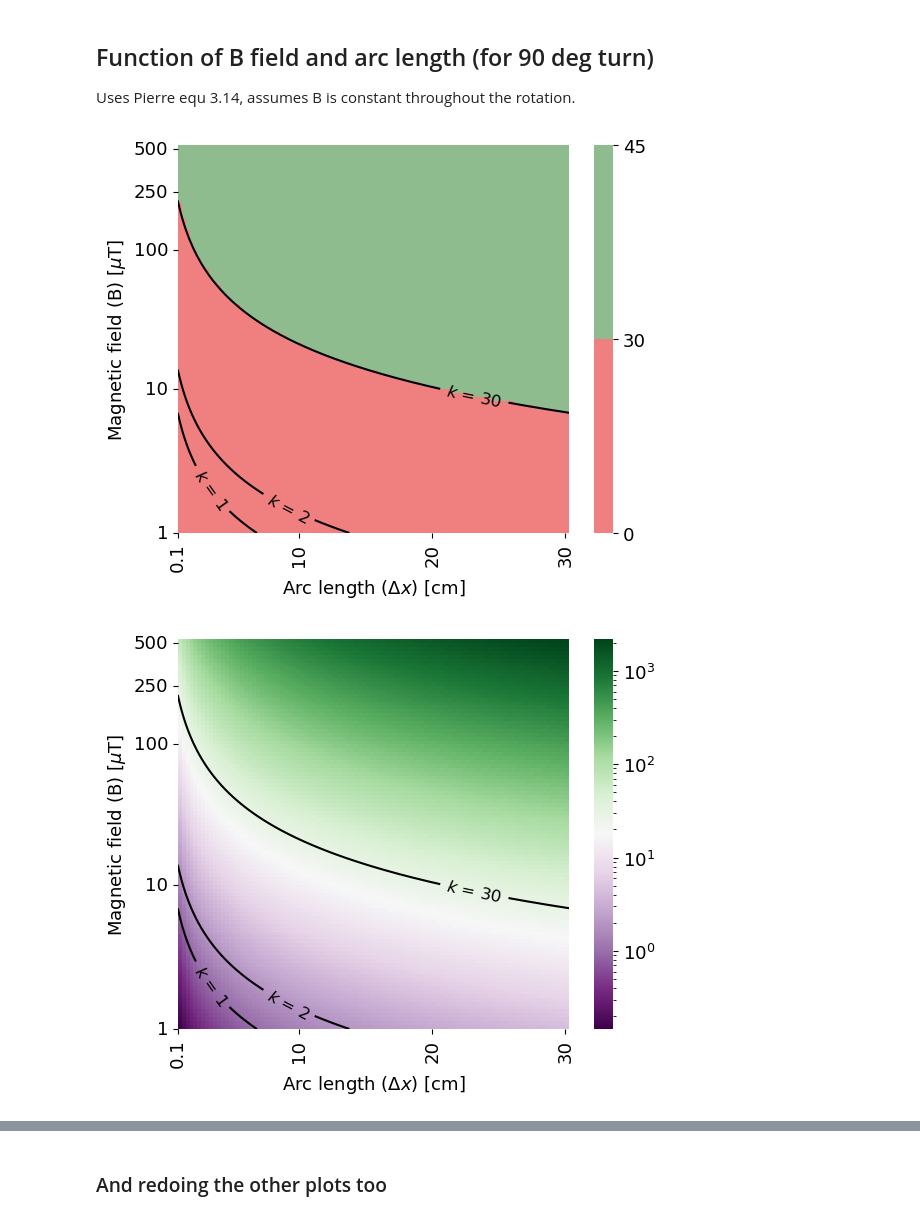
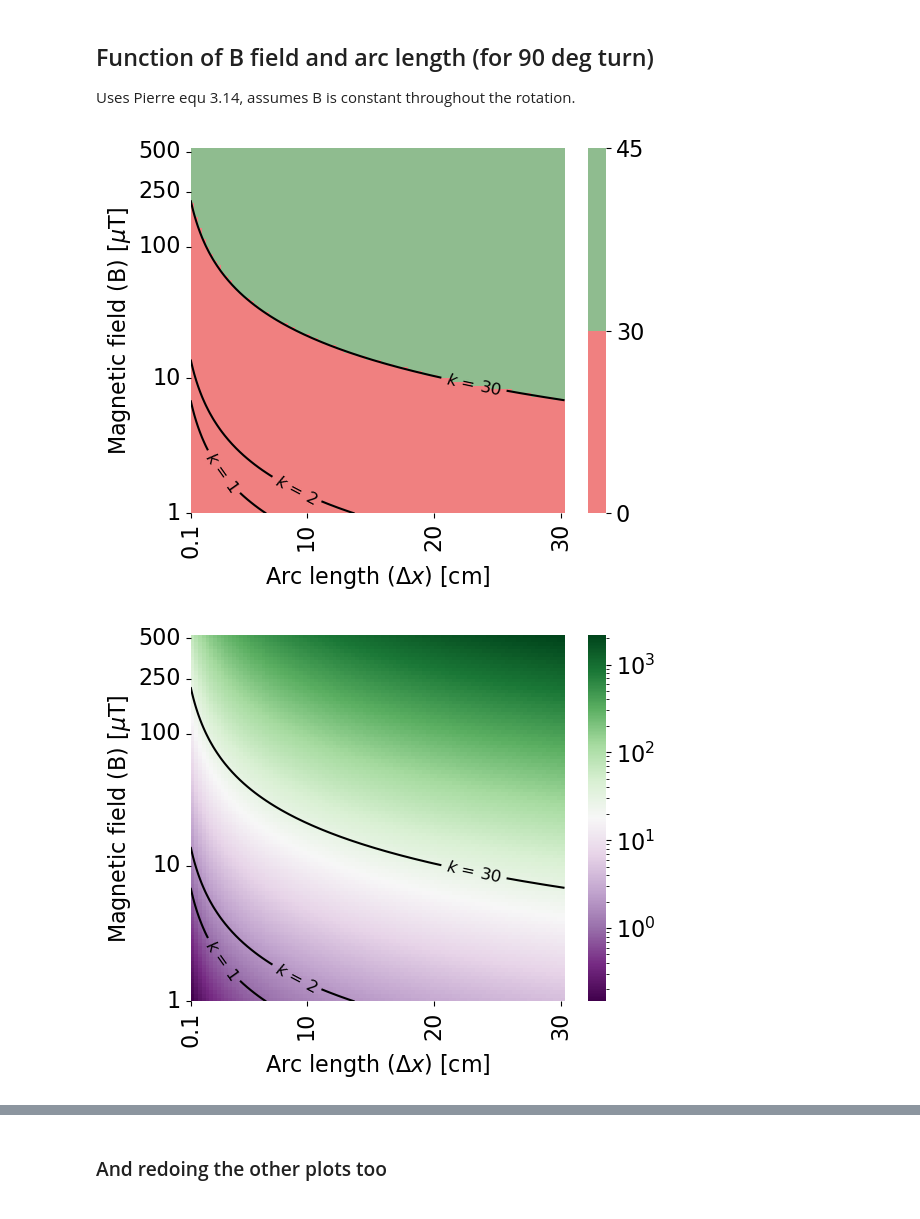
Before and after one commit to eklem1/AdiabaticSpinTransp, a Jupyter notebook: CalculatingK.ipynb, the cells around one changed output, grey strips where cells are left out. Cells and saved outputs as stored; diff of their text form; code cells hidden in the pictures.

```diff
--- a/CalculatingK.ipynb
+++ b/CalculatingK.ipynb
@@ -278,26 +279,25 @@ def rangeOfdx_forK_customAxis(B_arr, dx_arr, Vmin=None, Vmax=None, R_G=False):
     fig.tight_layout()
     return ax
 # %%
-from matplotlib.colors import LinearSegmentedColormap
-plt.rcParams.update({'font.size': 13})
+plt.rcParams.update({'font.size': 16})
 n = 100
 # B_arr = np.linspace(1e-6, 500e-6, n)
 
 B_arr = np.logspace(np.log10(1e-6), np.log10(500e-6), num=n, base=10.0)
 dx_arr = np.linspace(.01, .30, n)
 
 ax = rangeOfdx_forK_customAxis(B_arr, dx_arr, Vmin=None, Vmax=None, R_G=True)
 # ax.title("")
 # colorEarth = 'g'
 # ax.axhline(y=50, linewidth=2, color=colorEarth, zorder=1, label="Earth's field")
 # ax.axhspan(50-20, 50+20, color=colorEarth, alpha=0.2, )
 # #hmm the spand doesn't match up with my axis ticks
 plt.tight_layout()
 
-# plt.savefig('Photos/KvsField/dx_vs_B_klines_redGreen.pdf', transparent=True)
+plt.savefig('Photos/KvsField/dx_vs_B_klines_redGreen.pdf', transparent=True)
 plt.show()
 # %% [output]
-[figure, old version]
+[figure, new version]
 # %%
 n = 100
 # B_arr = np.linspace(1e-6, 500e-6, n)
@@ -310,7 +310,7 @@ rangeOfdx_forK_customAxis(B_arr, dx_arr, Vmin=None, Vmax=None)
 # plt.savefig('Photos/KvsField/dx_vs_B_klines.png', transparent=True)
 plt.show()
 # %% [output]
-[figure, old version]
+[figure, new version]
 # %%
 n = 100
 # B_arr = np.linspace(1e-6, 500e-6, n)
```
Also changed, not shown: parts of 13 cells of this notebook, 13 other files.
